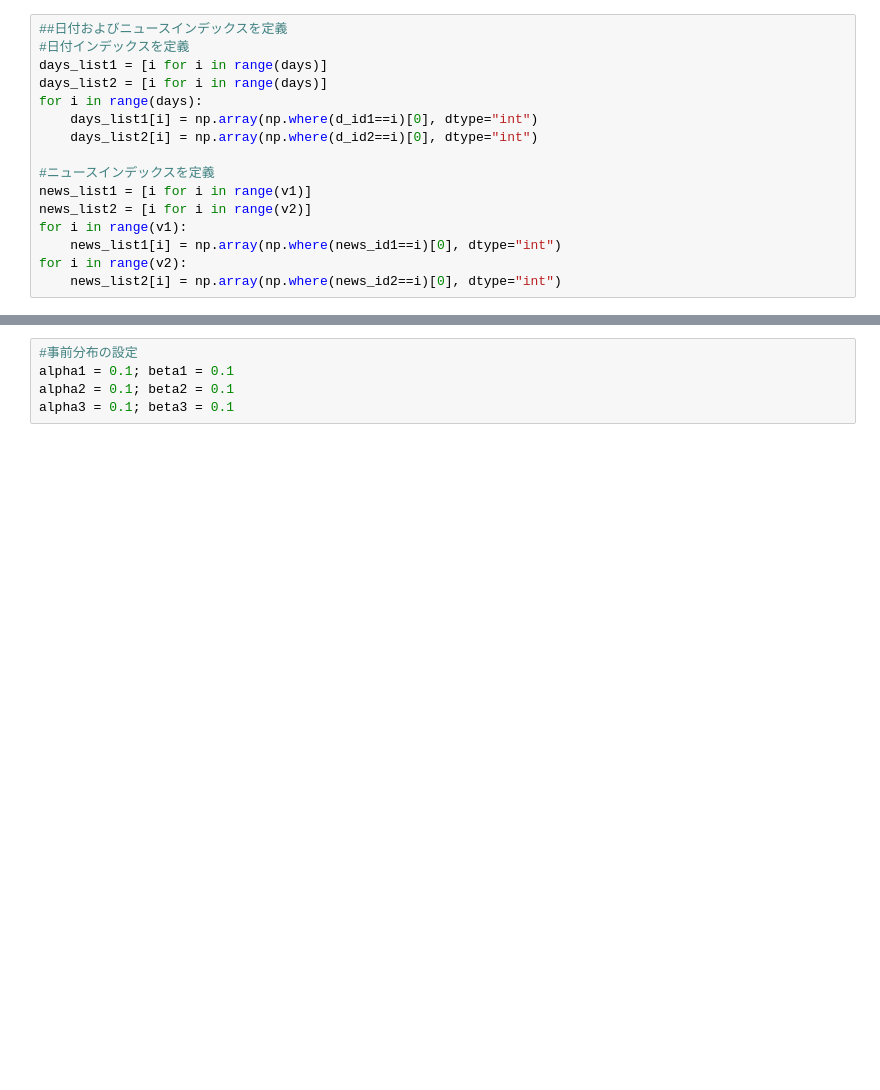
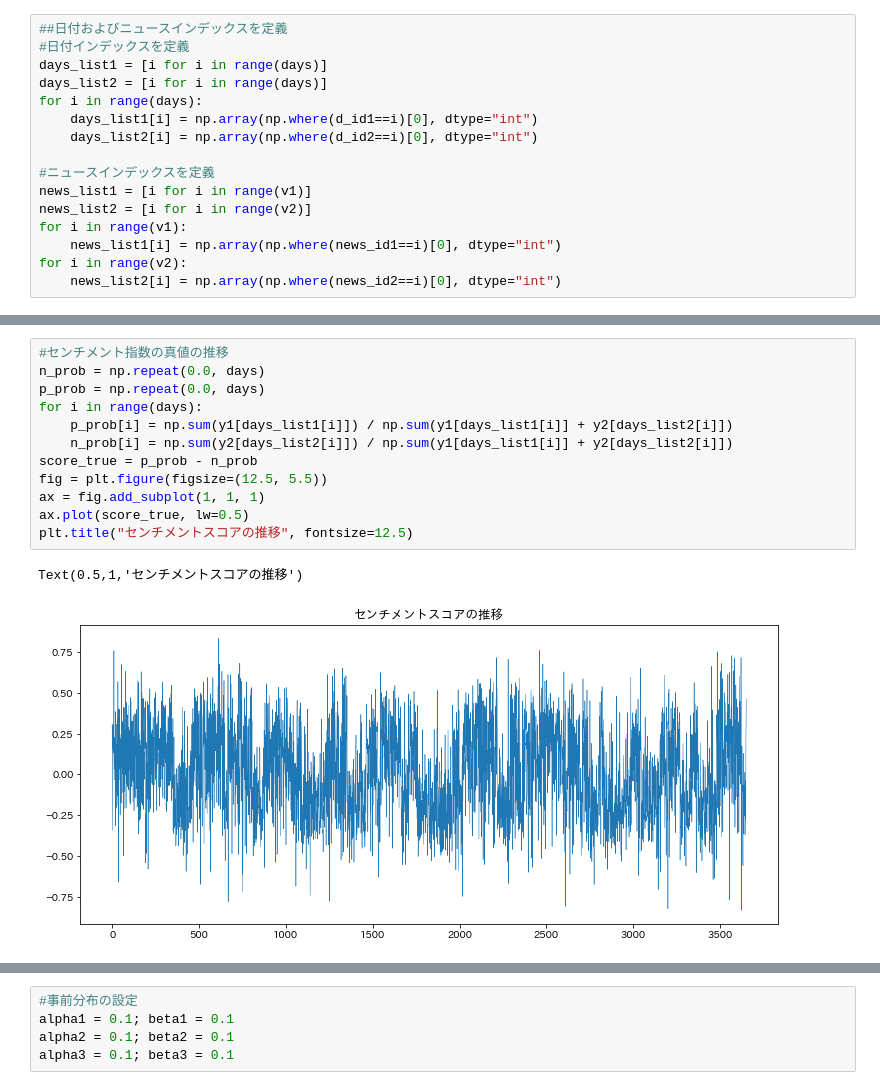
Before and after one commit to shiny-colors/Machine_Learning_Python, a Jupyter notebook: Sentiment_model_with_Poisson_Factorization.ipynb, the cells around one changed output, grey strips where cells are left out. Cells and saved outputs as stored; diff of their text form; blank space fills up the shorter version.

```diff
--- a/Sentiment_model_with_Poisson_Factorization.ipynb
+++ b/Sentiment_model_with_Poisson_Factorization.ipynb
@@ -100,0 +123,15 @@ for i in range(v2):
+# %%
+#センチメント指数の真値の推移
+n_prob = np.repeat(0.0, days)
+p_prob = np.repeat(0.0, days)
+for i in range(days):
+    p_prob[i] = np.sum(y1[days_list1[i]]) / np.sum(y1[days_list1[i]] + y2[days_list2[i]])
+    n_prob[i] = np.sum(y2[days_list2[i]]) / np.sum(y1[days_list1[i]] + y2[days_list2[i]])
+score_true = p_prob - n_prob
+fig = plt.figure(figsize=(12.5, 5.5))
+ax = fig.add_subplot(1, 1, 1)
+ax.plot(score_true, lw=0.5)
+plt.title("センチメントスコアの推移", fontsize=12.5)
+# %% [output]
+Text(0.5,1,'センチメントスコアの推移')
+[figure, added]
```
Also changed, not shown: parts of 18 cells of this notebook.
